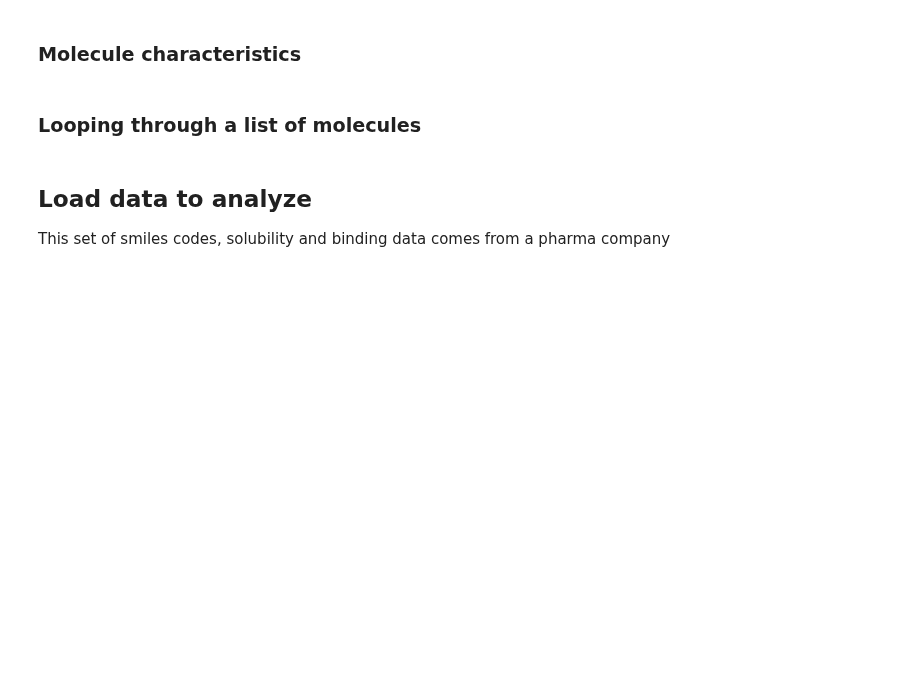
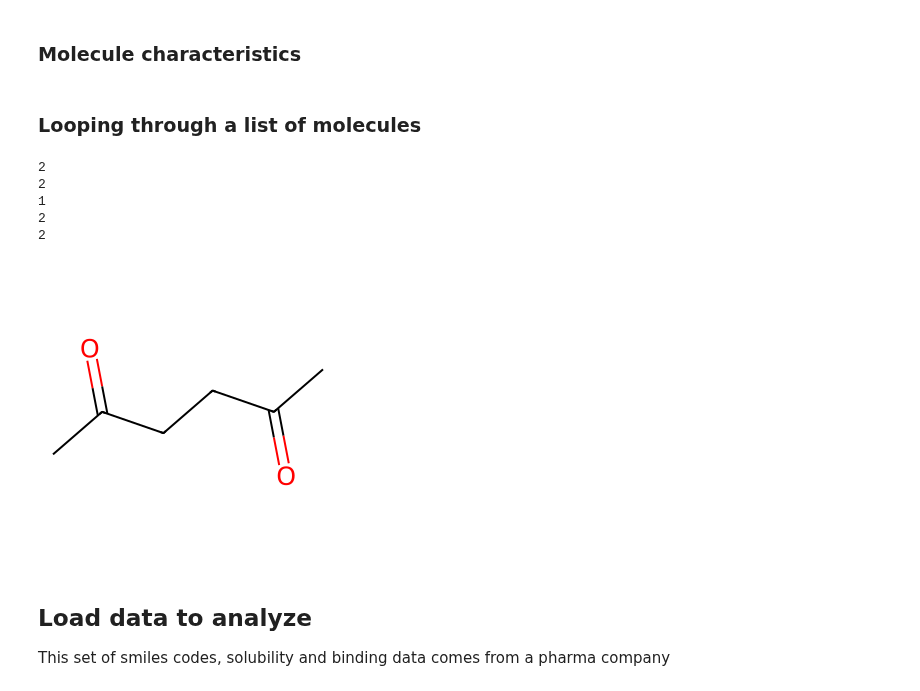
Before and after one commit to scottmreed/molecular_informatics, a Jupyter notebook: 4_SQL_rdkit_only.ipynb, the cells around one changed output. Drawn from its saved outputs; the diff is of its cells as text; code cells hidden in the pictures; blank space fills up the shorter version.

```diff
--- a/4_SQL_rdkit_only.ipynb
+++ b/4_SQL_rdkit_only.ipynb
@@ -36,14 +36,23 @@ count_carbonyls("O=C=O")
 # %%
 from rdkit.Chem.Draw import IPythonConsole
 
 IPythonConsole.ipython_useSVG = True
 params = Chem.SmilesParserParams()
 params.removeHs=False
 
-IPythonConsole.molSize = (600, 600)   # Change image size
+IPythonConsole.molSize = (300, 300)   # Change image size
 IPythonConsole.ipython_useSVG = True  # Change output to SVG
-smiles = ["O=C=O","O=CC"]
-query = Chem.MolFromSmiles(
-    smiles[1],
+smiles = ["O=C=O", "CC(=O)OC(=O)C", "CC(=O)C", "CC(=O)CC(=O)C", "CC(=O)CCC(=O)C"]
+for smile in smiles:
+    query = Chem.MolFromSmiles(
+    smile,
     params)
+    print(count_carbonyls(smile))
 query
+# %% [output]
+2
+2
+1
+2
+2
+[figure, added]
```
Also changed, not shown: parts of 23 cells of this notebook.
